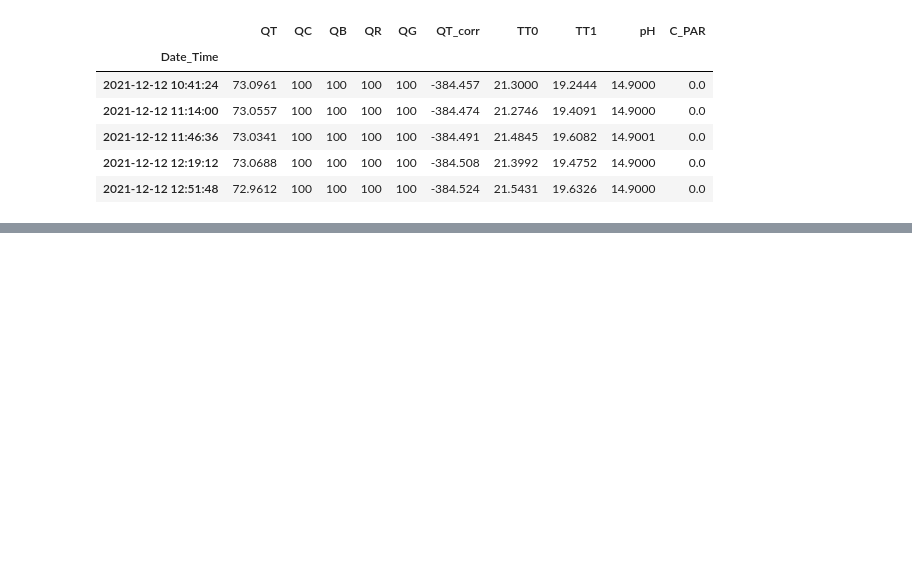
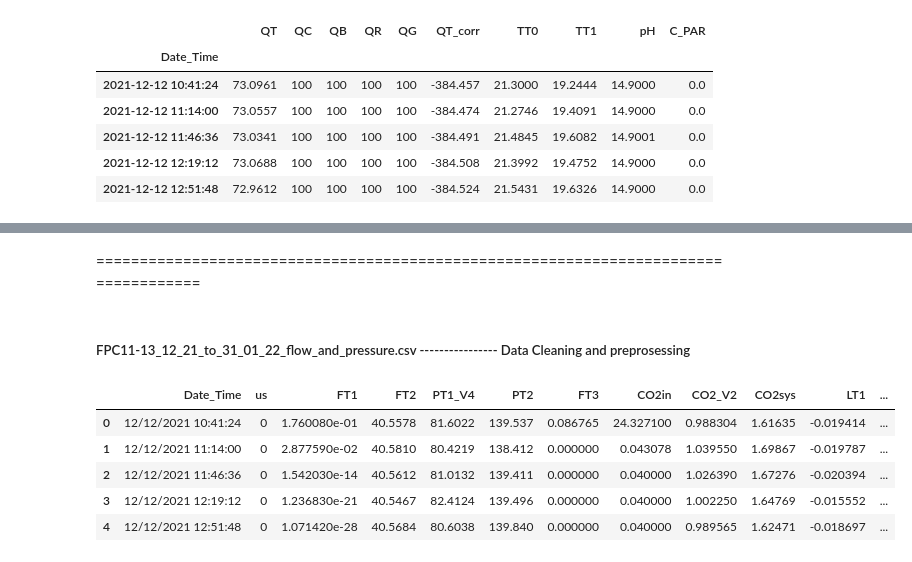
Before and after one commit to janakishyama/ESR_10, a Jupyter notebook: EDA_04_02_22.ipynb, the cells around one changed output, grey strips where cells are left out. Drawn from its saved outputs; the diff is of its cells as text; code cells hidden in the pictures; blank space fills up the shorter version.

```diff
--- a/EDA_04_02_22.ipynb
+++ b/EDA_04_02_22.ipynb
@@ -146,0 +262,4 @@ fpc11_TS_light_temp_ph.head()
+# %% [markdown]
+====================================================================================
+# %% [markdown]
+##### FPC11-13_12_21_to_31_01_22_flow_and_pressure.csv ---------------- Data Cleaning and preprosessing
@@ -146,0 +268,9 @@ fpc11_TS_light_temp_ph.head()
+# %%
+FPC11_13_12_21_to_31_01_22_flow_and_pressure.head()
+# %% [output]
+|  | Date_Time | us | FT1 | FT2 | PT1_V4 | PT2 | FT3 | CO2in | CO2_V2 | CO2sys | LT1 | ... |
+| 0 | 12/12/2021 10:41:24 | 0 | 1.760080e-01 | 40.5578 | 81.6022 | 139.537 | 0.086765 | 24.327100 | 0.988304 | 1.61635 | -0.019414 | ... |
+| 1 | 12/12/2021 11:14:00 | 0 | 2.877590e-02 | 40.5810 | 80.4219 | 138.412 | 0.000000 | 0.043078 | 1.039550 | 1.69867 | -0.019787 | ... |
+| 2 | 12/12/2021 11:46:36 | 0 | 1.542030e-14 | 40.5612 | 81.0132 | 139.411 | 0.000000 | 0.040000 | 1.026390 | 1.67276 | -0.020394 | ... |
+| 3 | 12/12/2021 12:19:12 | 0 | 1.236830e-21 | 40.5467 | 82.4124 | 139.496 | 0.000000 | 0.040000 | 1.002250 | 1.64769 | -0.015552 | ... |
+| 4 | 12/12/2021 12:51:48 | 0 | 1.071420e-28 | 40.5684 | 80.6038 | 139.840 | 0.000000 | 0.040000 | 0.989565 | 1.62471 | -0.018697 | ... |
```
Also changed, not shown: parts of 28 cells of this notebook, 4 other files.
